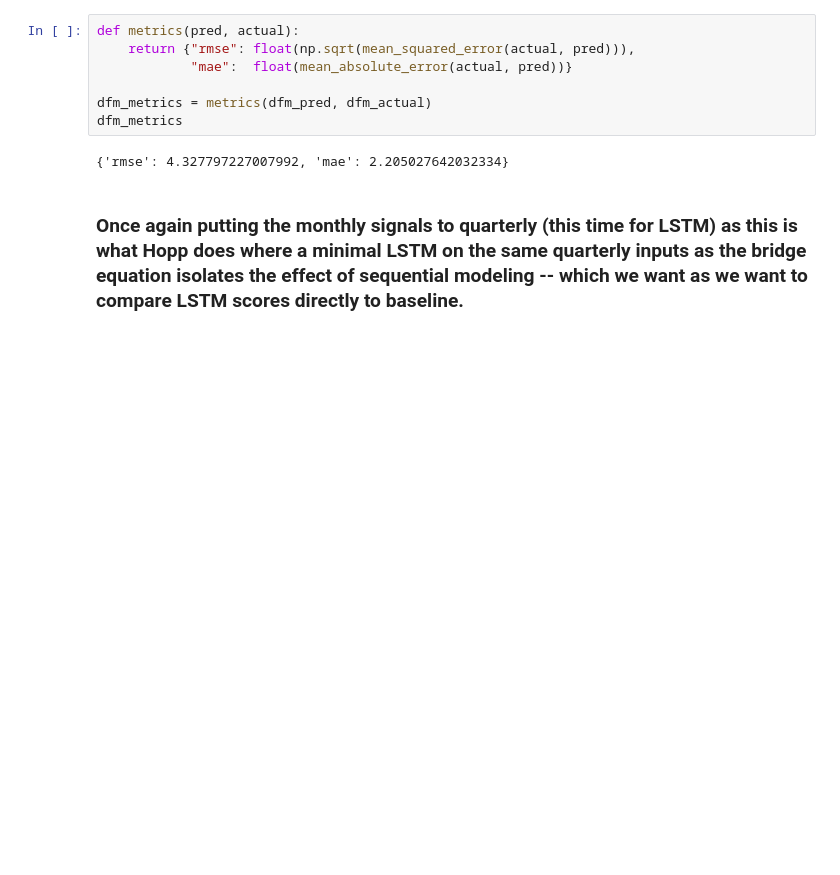
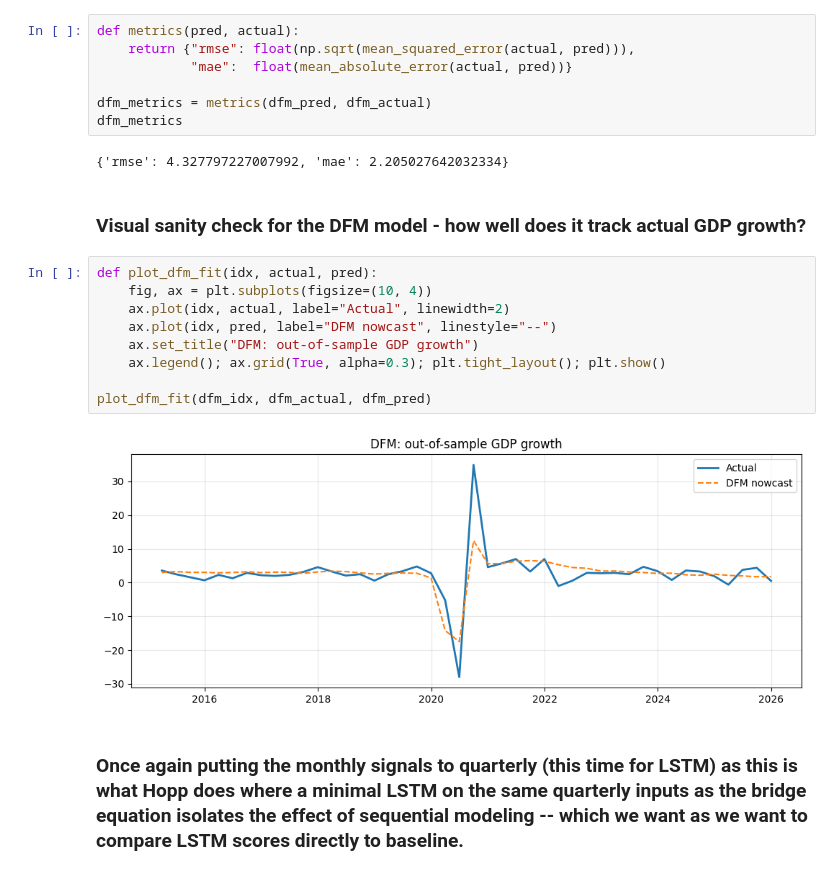
Before and after one commit to WGoogle/Econ148_FinalProject, a Jupyter notebook: 3_MLStuff.ipynb, the cells around one changed output. Cells and saved outputs as stored; diff of their text form; blank space fills up the shorter version.

Commit message:
Adding visuals

```diff
--- a/3_MLStuff.ipynb
+++ b/3_MLStuff.ipynb
@@ -128,6 +129,19 @@ dfm_metrics = metrics(dfm_pred, dfm_actual)
 dfm_metrics
 # %% [output]
 {'rmse': 4.327797227007992, 'mae': 2.205027642032334}
+# %% [markdown]
+### Visual sanity check for the DFM model - how well does it track actual GDP growth?
+# %%
+def plot_dfm_fit(idx, actual, pred):
+    fig, ax = plt.subplots(figsize=(10, 4))
+    ax.plot(idx, actual, label="Actual", linewidth=2)
+    ax.plot(idx, pred, label="DFM nowcast", linestyle="--")
+    ax.set_title("DFM: out-of-sample GDP growth")
+    ax.legend(); ax.grid(True, alpha=0.3); plt.tight_layout(); plt.show()
+
+plot_dfm_fit(dfm_idx, dfm_actual, dfm_pred)
+# %% [output]
+[figure, added]
 # %% [markdown]
 ### Once again putting the monthly signals to quarterly (this time for LSTM) as this is what Hopp does where a minimal LSTM on the same quarterly inputs as the bridge equation isolates the effect of sequential modeling -- which we want as we want to compare LSTM scores directly to baseline.
 # %%
```
Also changed, not shown: parts of 3 cells of this notebook.
